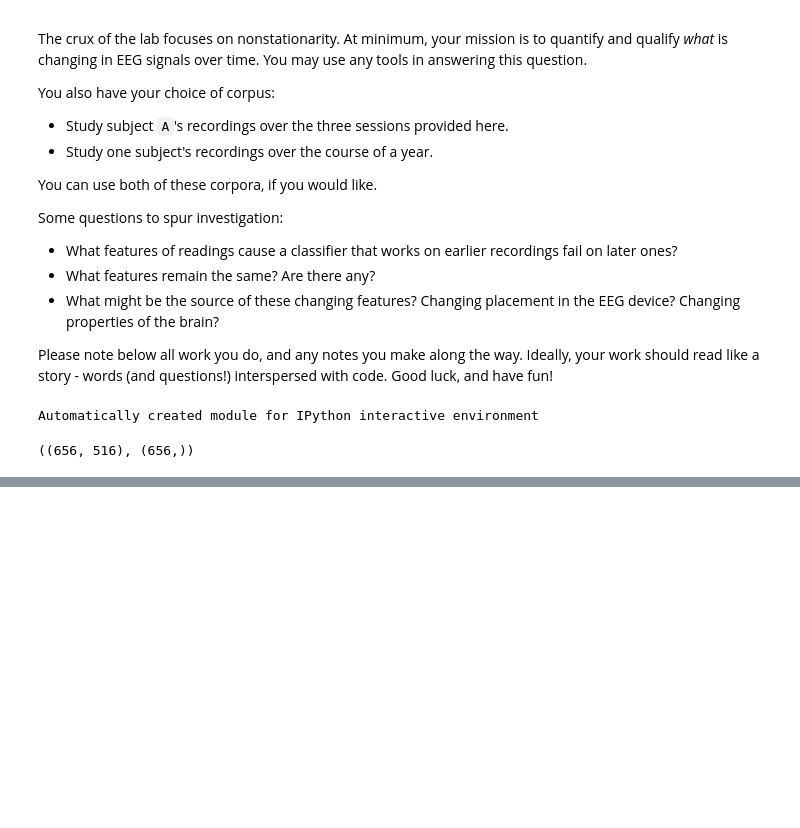
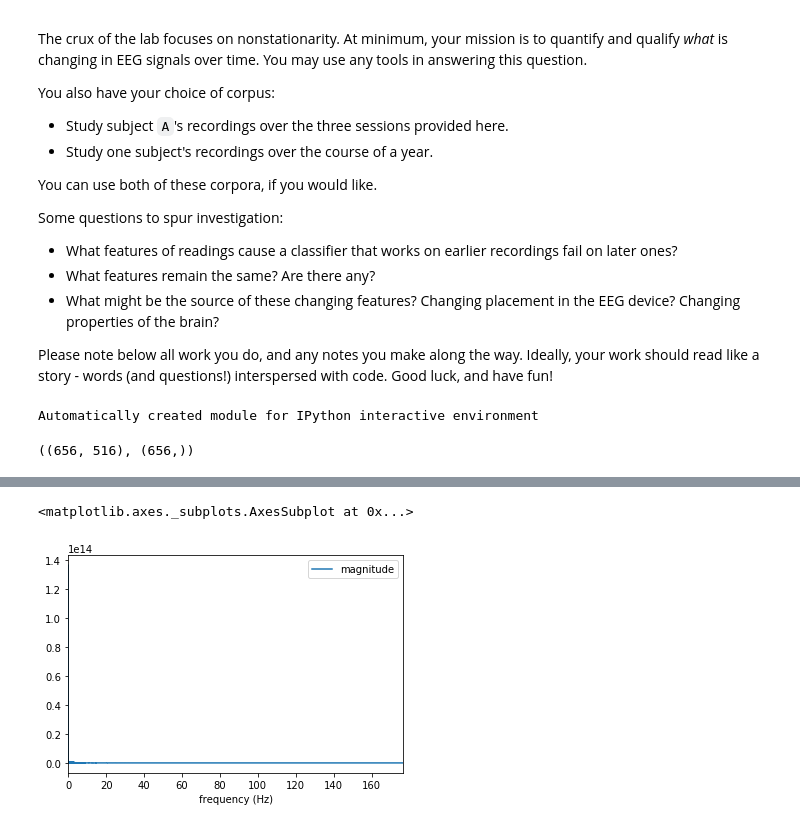
Before and after one commit to mumbihere/290T-mrt-lab2, a Jupyter notebook: lab-2.ipynb, the cells around one changed output, grey strips where cells are left out. Drawn from its saved outputs; the diff is of its cells as text; code cells hidden in the pictures; blank space fills up the shorter version.

```diff
--- a/lab-2.ipynb
+++ b/lab-2.ipynb
@@ -379,0 +406,29 @@ explained variance ratio (first two components): [ 0.71564019  0.09552565]
+# %%
+def to_power_spectrum (
+    raw_readings: np.array,
+    sampling_rate: int = 353,
+) -> pd.Series:
+    '''
+    Take raw voltages,
+    transform into frequency domain,
+    return a power spectrum.
+    '''
+    # FFT the raw readings
+    fftd = np.fft.fft(raw_readings)
+    # take absolute value
+    # producing a symmetrical power spectrum
+    ps = np.abs(fftd)**2
+    # since the power spectrum is symmetrical,
+    # take half
+    half_len = len(ps)//2
+    ps = ps[:half_len]
+#     # we'll calculate the frequencies
+    window_size = len(raw_readings)
+    freqs = numpy.fft.fftfreq(window_size, d=1/353)
+#     # splitting that in half to match
+    freqs = freqs[:half_len]
+    power_spectrum = pd.DataFrame({
+        'frequency (Hz)': freqs,
+        'magnitude': ps,
+    })
+    return power_spectrum
@@ -379,0 +457,6 @@ explained variance ratio (first two components): [ 0.71564019  0.09552565]
+# %%
+ps = to_power_spectrum(b[' Value'])
+ps.plot(x='frequency (Hz)')
+# %% [output]
+<matplotlib.axes._subplots.AxesSubplot at 0x...>
+[figure, added]
```
Also changed, not shown: parts of 14 cells of this notebook.
